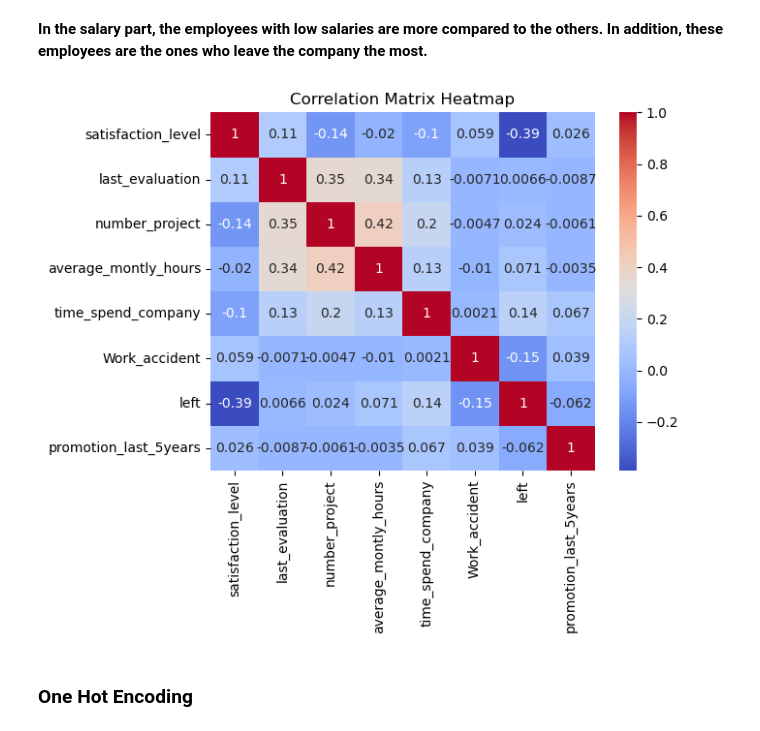
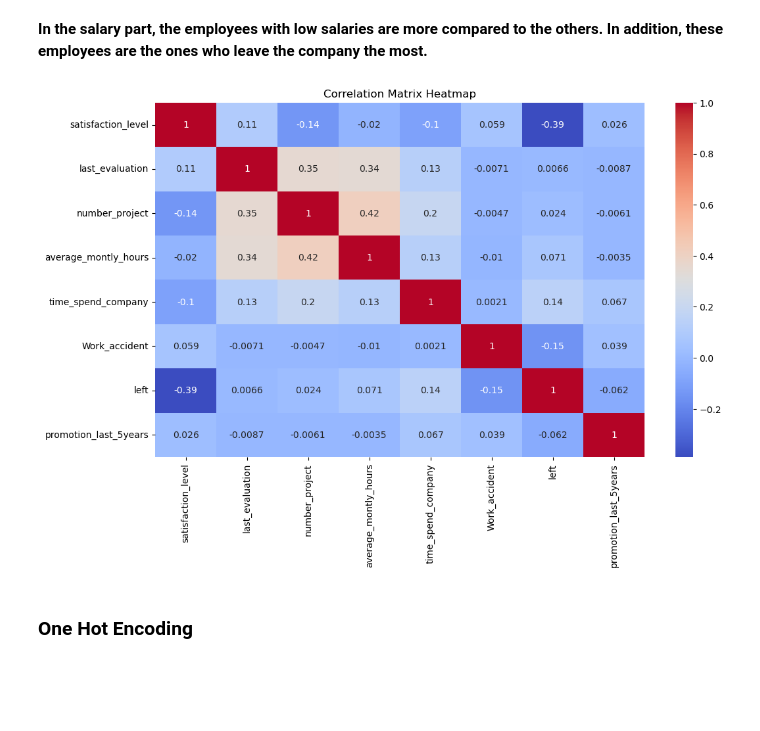
Before and after one commit to Emilly-Njue/HR-ANALYTICS, a Jupyter notebook: hr_analytics.ipynb, the cells around one changed output. Saved outputs shown, nothing was run; the diff lists cells and outputs as text; code cells hidden in the pictures; blank space fills up the shorter version.

```diff
--- a/hr_analytics.ipynb
+++ b/hr_analytics.ipynb
@@ -231,11 +231,14 @@ plot_bar_charts('salary', 'left')
 **In the salary part, the employees with low salaries are more compared to the others. In addition, these employees are the ones who leave the company the most.**
 # %%
 corr_matrix = hr.corr()
-sns.heatmap(corr_matrix, annot=True, cmap='coolwarm' )
+
+plt.figure(figsize=(12, 7))
+
+sns.heatmap(corr_matrix, annot=True, cmap='coolwarm')
 plt.title('Correlation Matrix Heatmap')
 plt.show()
 # %% [output]
-[figure, old version]
+[figure, new version]
 # %% [markdown]
 ### **One Hot Encoding**
 # %%
```
